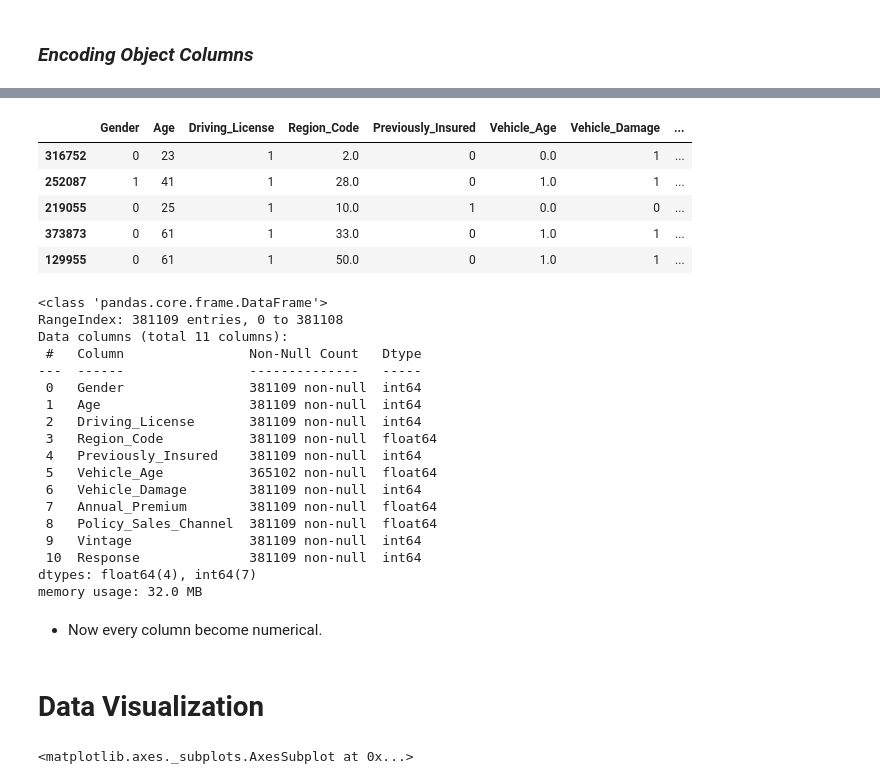
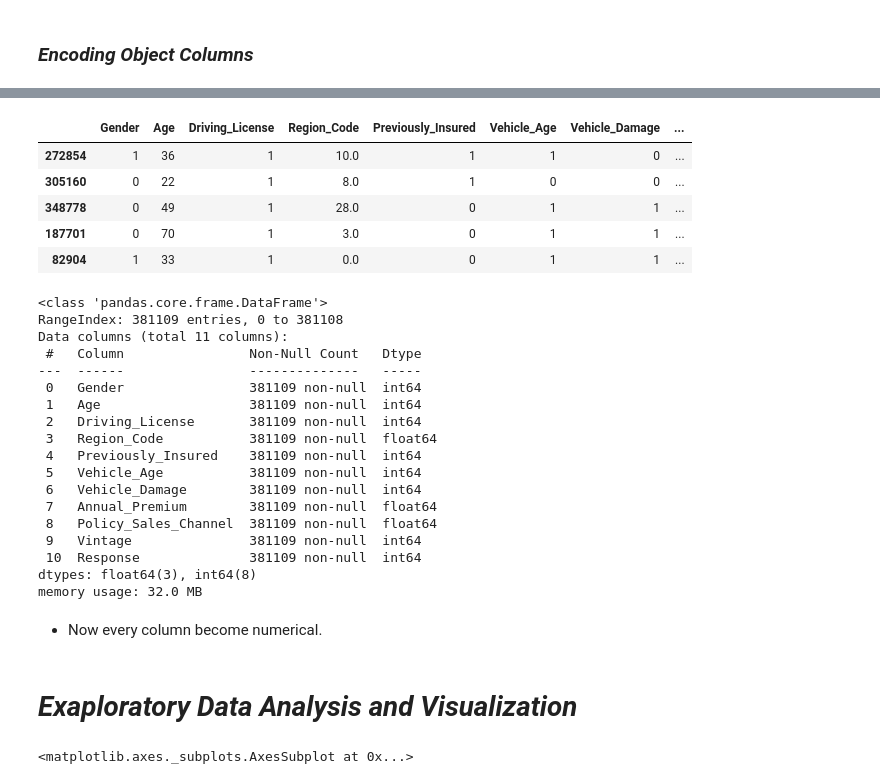
Before and after one commit to anupstar100/Health-Insurance-Cross-Sell-Prediction, a Jupyter notebook: SML_Capstone_Project_HEALTH_INSURANCE_CROSS_SELL_PREDICTION.ipynb, the cells around one changed output, grey strips where cells are left out. Drawn from its saved outputs; the diff is of its cells as text; code cells hidden in the pictures.

```diff
--- a/SML_Capstone_Project_HEALTH_INSURANCE_CROSS_SELL_PREDICTION.ipynb
+++ b/SML_Capstone_Project_HEALTH_INSURANCE_CROSS_SELL_PREDICTION.ipynb
@@ -283,14 +283,14 @@ df.sample(5)
 # %%
 # ENCODING Vehicle_Age
-df['Vehicle_Age'] = df['Vehicle_Age'].map({'< 1 Year' : 0, '1-2 Year' : 1, '> 2 Year' : 2})
+df['Vehicle_Age'] = df['Vehicle_Age'].map({'< 1 Year' : 0, '1-2 Year' : 1, '> 2 Years' : 2})
 df.sample(5)
 # %% [output]
 |  | Gender | Age | Driving_License | Region_Code | Previously_Insured | Vehicle_Age | Vehicle_Damage | ... |
-| 316752 | 0 | 23 | 1 | 2.0 | 0 | 0.0 | 1 | ... |
-| 252087 | 1 | 41 | 1 | 28.0 | 0 | 1.0 | 1 | ... |
-| 219055 | 0 | 25 | 1 | 10.0 | 1 | 0.0 | 0 | ... |
-| 373873 | 0 | 61 | 1 | 33.0 | 0 | 1.0 | 1 | ... |
-| 129955 | 0 | 61 | 1 | 50.0 | 0 | 1.0 | 1 | ... |
+| 272854 | 1 | 36 | 1 | 10.0 | 1 | 1 | 0 | ... |
+| 305160 | 0 | 22 | 1 | 8.0 | 1 | 0 | 0 | ... |
+| 348778 | 0 | 49 | 1 | 28.0 | 0 | 1 | 1 | ... |
+| 187701 | 0 | 70 | 1 | 3.0 | 0 | 1 | 1 | ... |
+| 82904 | 1 | 33 | 1 | 0.0 | 0 | 1 | 1 | ... |
 # %%
 df.info()
 # %% [output]
@@ -304,18 +304,18 @@ Data columns (total 11 columns):
  2   Driving_License       381109 non-null  int64
  3   Region_Code           381109 non-null  float64
  4   Previously_Insured    381109 non-null  int64
- 5   Vehicle_Age           365102 non-null  float64
+ 5   Vehicle_Age           381109 non-null  int64
  6   Vehicle_Damage        381109 non-null  int64
  7   Annual_Premium        381109 non-null  float64
  8   Policy_Sales_Channel  381109 non-null  float64
  9   Vintage               381109 non-null  int64
  10  Response              381109 non-null  int64
-dtypes: float64(4), int64(7)
+dtypes: float64(3), int64(8)
 memory usage: 32.0 MB
 # %% [markdown]
 * Now every column become numerical.
 # %% [markdown]
-# Data Visualization
+# *Exaploratory Data Analysis and Visualization*
 # %%
 sns.countplot(df['Gender'])
 # %% [output]
```
Also changed, not shown: parts of 24 cells of this notebook.
